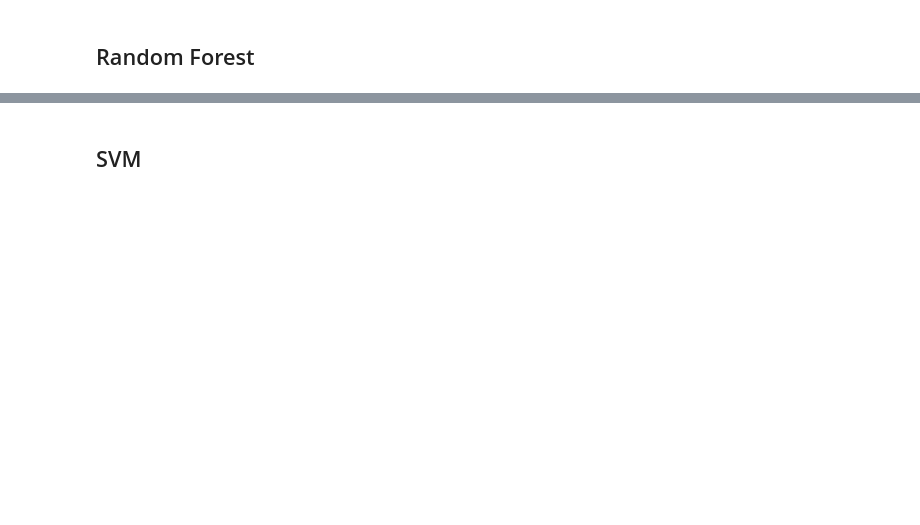
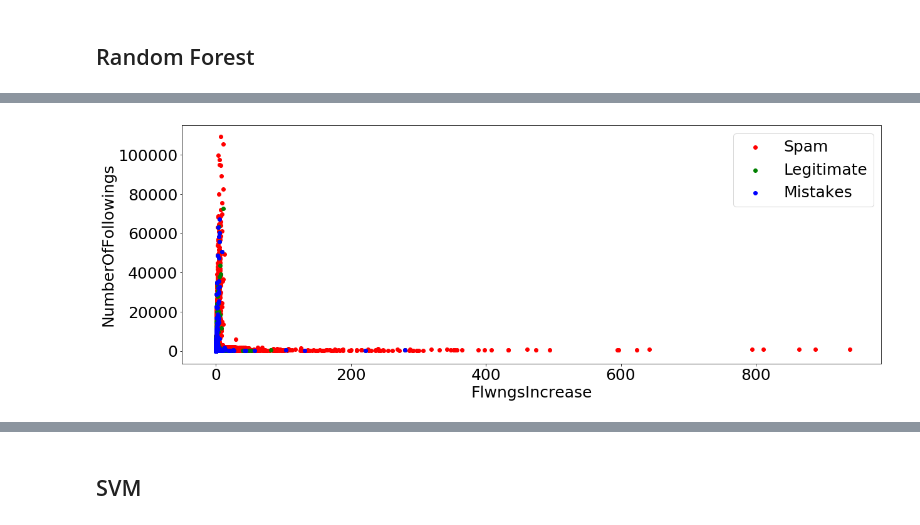
Before and after one commit to oy-vey/TwitterSpamClassifier, a Jupyter notebook: TwitterSocialHoneypot.ipynb, the cells around one changed output, grey strips where cells are left out. Drawn from its saved outputs; the diff is of its cells as text; code cells hidden in the pictures; blank space fills up the shorter version.

```diff
--- a/TwitterSocialHoneypot.ipynb
+++ b/TwitterSocialHoneypot.ipynb
@@ -67,6 +55,10 @@ legitimate_users_tweets = pd.read_table('./legitimate_users_tweets.txt', header=
 # Пользователь 1:1 Твит (последний по дате публикации)
 legitimate_users = legitimate_users.set_index("UserID")
 legitimate_users_tweets_distinct = legitimate_users_tweets.sort_values('TweetCreatedAt', ascending = False).groupby(['UserID']).first()
+# %%
+# List of spamwords
+with open("blacklist.txt", "r", encoding='utf-8') as f:
+    spamwords=f.read().splitlines()
 # %%
 spammers = pd.concat([content_polluters, content_polluters_tweets_distinct], axis=1, join='inner')
 spammers['IsSpammer'] = 1
@@ -75,7 +67,3 @@ nonspammers =  pd.concat([legitimate_users, legitimate_users_tweets_distinct], a
 nonspammers['IsSpammer'] = 0
 
 data = pd.concat([spammers, nonspammers])
-# %%
-# List of spamwords
-with open("blacklist.txt", "r") as f:
-    spamwords=f.read().splitlines()
@@ -106,0 +92,3 @@ data.fillna(0, inplace = True)
+# %%
+data["TweetWordsList"] = data["Tweet"].str.split()
+#data["CleanTweet"] = data["Tweet"].str.split()
@@ -233,9 +435,0 @@ print(combinations([],X_train.columns, X_train, Y_train, rfc))
-# %%
-import copy
-
-
-
-target = []
-data = X.columns
-
-combinations(target,data)
@@ -284,0 +555,13 @@ plt.show()
+# %%
+fig = plt.figure()
+ax1 = fig.add_subplot(111)
+
+ax1.scatter(x = data['FlwngsIncrease'].loc[data['IsSpammer'] == 1], y=data['NumberOfFollowings'].loc[data['IsSpammer'] == 1], color = 'Red', label = "Spam")
+ax1.scatter(x = data['FlwngsIncrease'].loc[data['IsSpammer'] == 0], y=data['NumberOfFollowings'].loc[data['IsSpammer'] == 0], color = 'Green', label= "Legitimate")
+ax1.scatter(x = data['FlwngsIncrease'].loc[Corr2.loc[Corr2['IsCorrect'] == False].index], y=data['NumberOfFollowings'].loc[Corr2.loc[Corr2['IsCorrect'] == False].index], color = 'Blue', label= "Mistakes")
+plt.xlabel("FlwngsIncrease")
+plt.ylabel("NumberOfFollowings")
+plt.legend(loc='upper right');
+plt.show()
+# %% [output]
+[figure, added]
```
Also changed, not shown: parts of 72 cells of this notebook.
